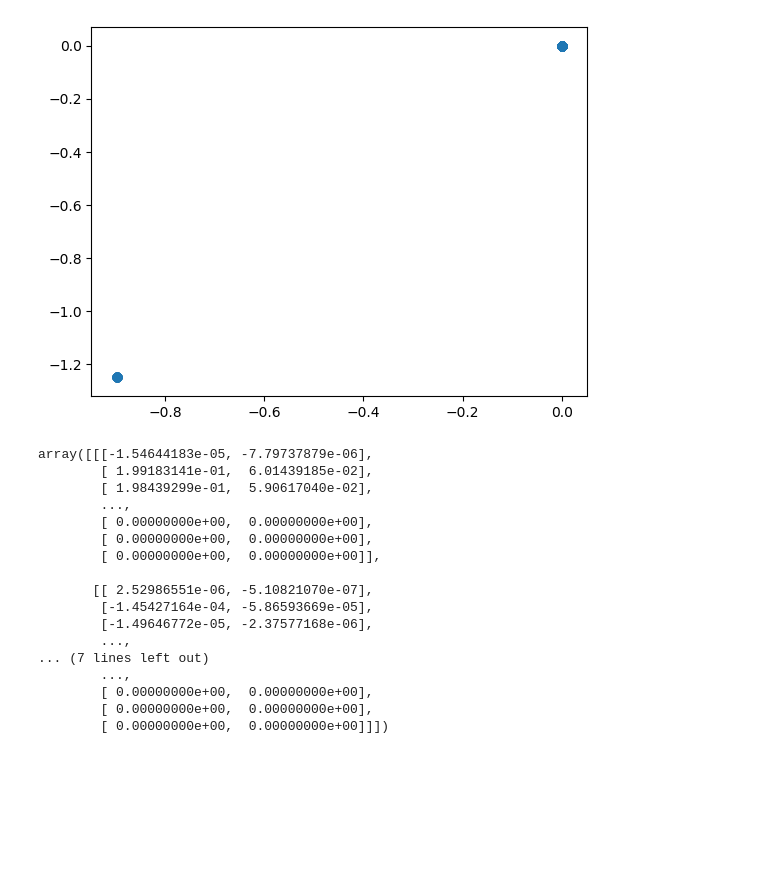
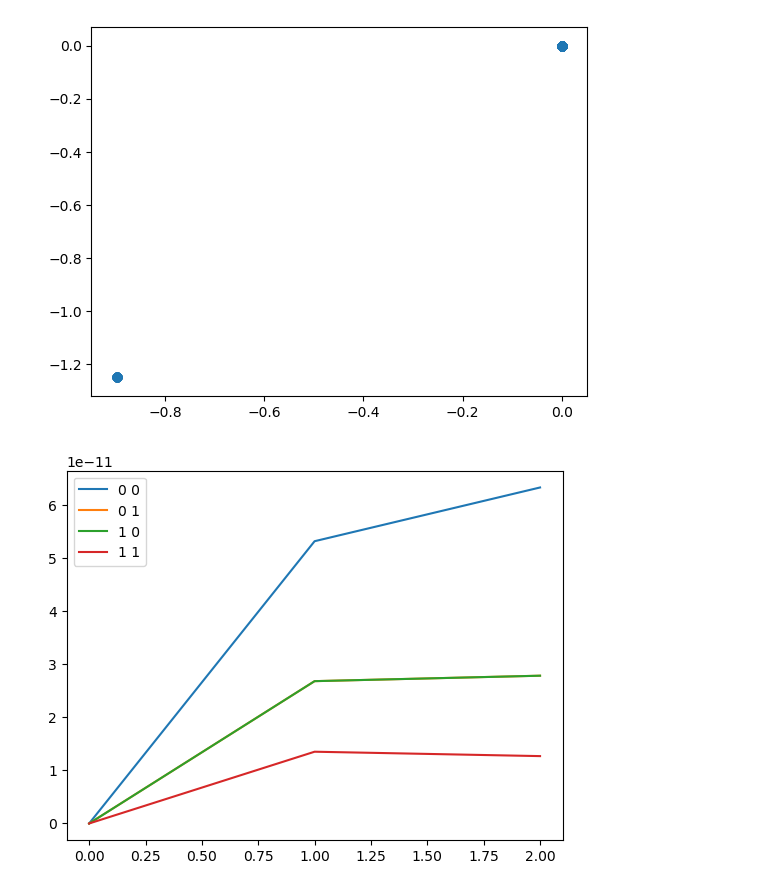
Before and after one commit to Stanford-NavLab/navlab_turtlebot, a Jupyter notebook: navlab_turtlebot_frs/data/Figure Generation.ipynb, the cells around one changed output. Saved outputs shown, nothing was run; the diff lists cells and outputs as text; code cells hidden in the pictures; blank space fills up the shorter version.

```diff
--- a/navlab_turtlebot_frs/data/Figure Generation.ipynb
+++ b/navlab_turtlebot_frs/data/Figure Generation.ipynb
@@ -182,31 +182,21 @@ plt.show()
 # %%
 n_sim = 3
 normdata = np.zeros((3,400,2))
+covslists = []
 
-for sim in range(n_sim):
+for i in range(n_sim):
+    for sim in range(i):
+        for t in range(400):
+            trajx = caltraj[sim*2,t]
+            trajy = caltraj[sim*2+1,t]
+            odomx = calodom[sim*2,t*3]
+            odomy = calodom[sim*2+1,t*3]
+            normdata[sim,t] = (np.array([trajx,trajy]) - np.array([odomx,odomy]))
+    covs = []
     for t in range(400):
-        trajx = caltraj[sim*2,t]
-        trajy = caltraj[sim*2+1,t]
-        odomx = calodom[sim*2,t*3]
-        odomy = calodom[sim*2+1,t*3]
-        normdata[sim,t] = (np.array([trajx,trajy]) - np.array([odomx,odomy]))
+        current = normdata[:,t,:]
+        current = current[np.any(current,axis=1)]
+        covs.append(np.cov(normdata[:,t,:].T,ddof=0))
+    covslists.append(np.array(covs))
 
-normdata
+covslists = np.array(covslists)
-# %% [output]
-array([[[-1.54644183e-05, -7.79737879e-06],
-        [ 1.99183141e-01,  6.01439185e-02],
-        [ 1.98439299e-01,  5.90617040e-02],
-        ...,
-        [ 0.00000000e+00,  0.00000000e+00],
-        [ 0.00000000e+00,  0.00000000e+00],
-        [ 0.00000000e+00,  0.00000000e+00]],
-
-       [[ 2.52986551e-06, -5.10821070e-07],
-        [-1.45427164e-04, -5.86593669e-05],
-        [-1.49646772e-05, -2.37577168e-06],
-        ...,
-... (7 lines left out)
-        ...,
-        [ 0.00000000e+00,  0.00000000e+00],
-        [ 0.00000000e+00,  0.00000000e+00],
-        [ 0.00000000e+00,  0.00000000e+00]]])
@@ -220,3 +203,12 @@ covs = np.array(covs)
+# %%
+plt.figure()
+for i in range(2):
+    for j in range(2):
+        plt.plot(covslists[:,0,i,j],label=str(i)+" "+str(j))
+plt.legend()
+plt.show()
+# %% [output]
+[figure, added]
 # %%
 plt.figure()
 for i in range(2):
```
Also changed, not shown: parts of 2 cells of this notebook, 1 other file.
